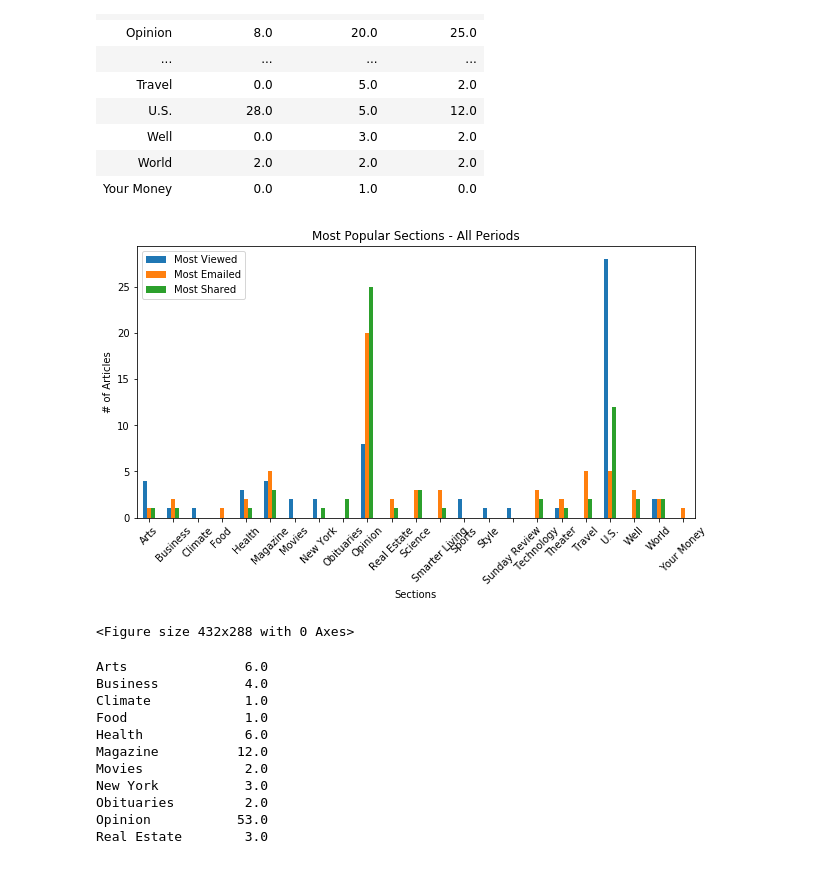
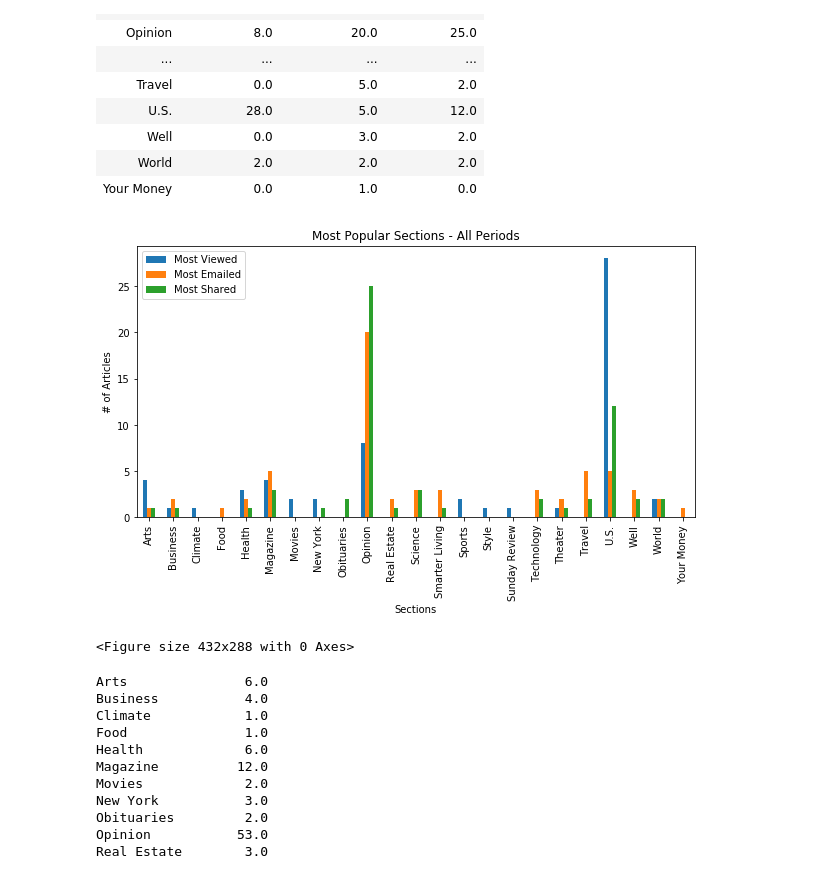
Before and after one commit to CTRLALTAFK/NYT_Analytics, a Jupyter notebook: Jacobs_NB.ipynb, the cells around one changed output. Cells and saved outputs as stored; diff of their text form; code cells hidden in the pictures.

Commit message:
fixed images

```diff
--- a/Jacobs_NB.ipynb
+++ b/Jacobs_NB.ipynb
@@ -447,19 +447,18 @@ all_merge
 # %%
 # plot comparison
 all_merge.plot(kind="bar", figsize=(10,5))
 
 # Set labels
 plt.ylabel("# of Articles")
 plt.xlabel("Sections")
-plt.xticks(rotation=45)
 plt.title("Most Popular Sections - All Periods")
 
 plt.show()
 
 #save image
 plt.savefig("images/Most_Popular_All_Periods.png")
 # %% [output]
-[figure, old version]
+[figure, new version]
 <Figure size 432x288 with 0 Axes>
 # %%
 total_count = all_merge.sum(axis=1)
```
Also changed, not shown: parts of 1 cell of this notebook, 2 other files.
